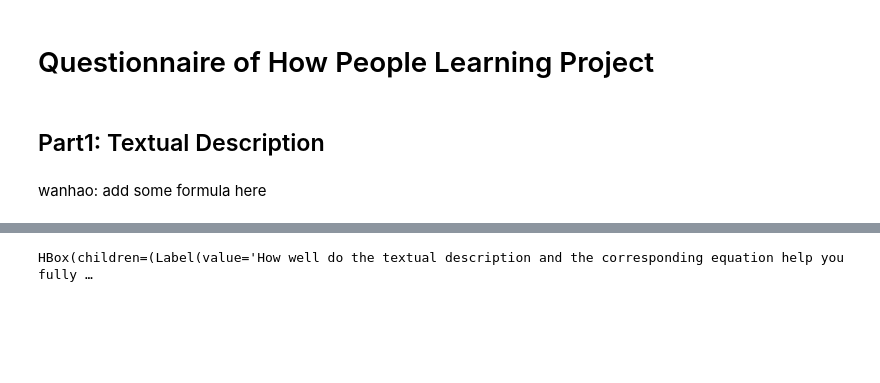
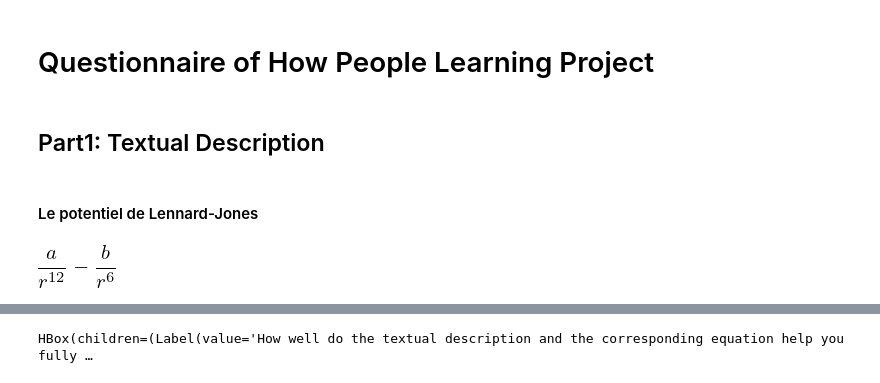
Before and after one commit to TRUMANCFY/HowPeopleLearn, a Jupyter notebook: questionnaireFinal.ipynb, the cells around one changed output, grey strips where cells are left out. Cells and saved outputs as stored; diff of their text form; code cells hidden in the pictures; blank space fills up the shorter version.

```diff
--- a/questionnaireFinal.ipynb
+++ b/questionnaireFinal.ipynb
@@ -38,5 +38,12 @@ def saveAll(list_slider):
     return
 # %% [markdown]
 ## Part1: Textual Description
-# %% [markdown]
-wanhao: add some formula here
+# %% [markdown]
+#### Le potentiel de Lennard-Jones
+# %%
+a, b, r = symbols("a b r")
+
+lennardJones = a/r**12 - b/r**6
+lennardJones
+# %% [output]
+[figure, added]
```
Also changed, not shown: parts of 30 cells of this notebook.
